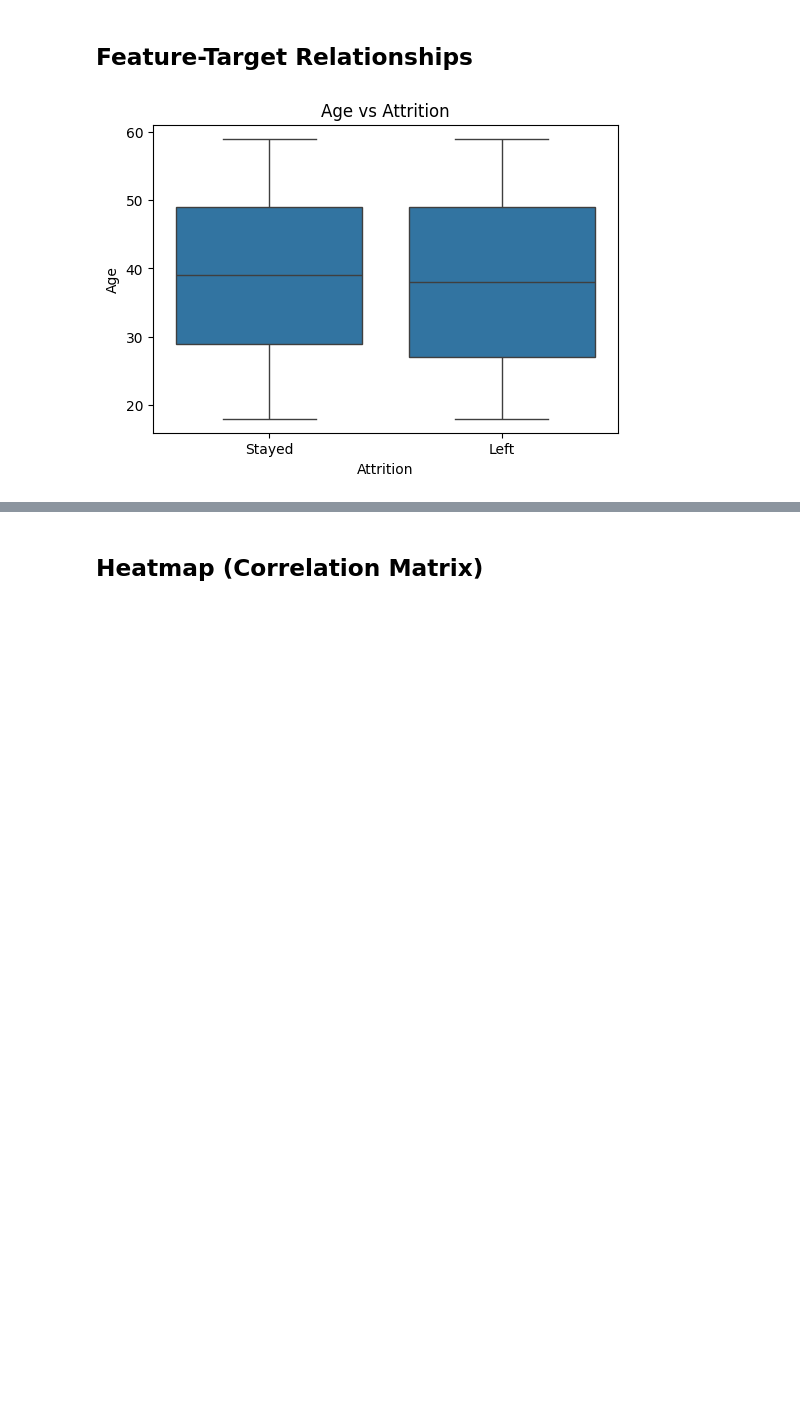
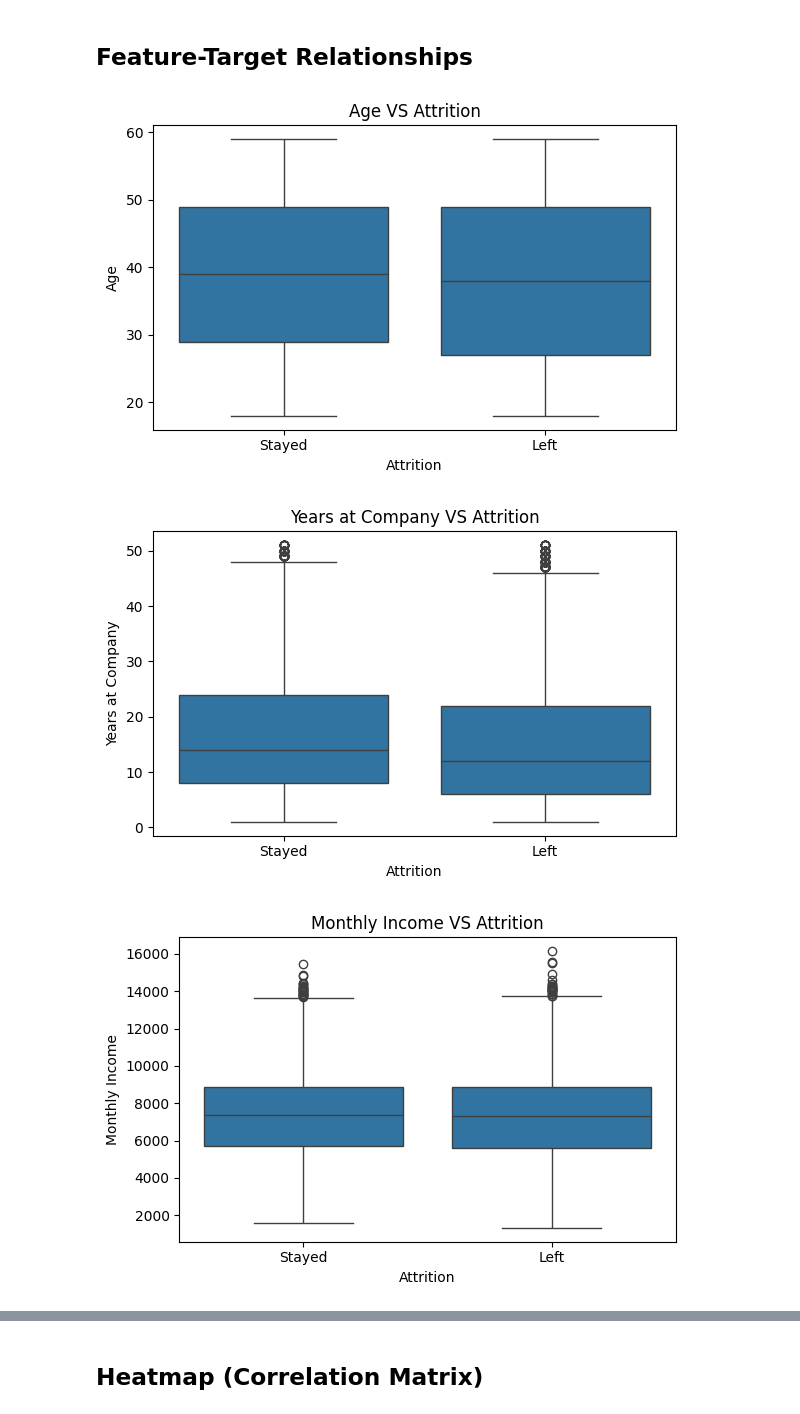
Before and after one commit to hisyamssyr/FP-Machine-Learning, a Jupyter notebook: employee_atrition_prediction.ipynb, the cells around one changed output, grey strips where cells are left out. Saved outputs shown, nothing was run; the diff lists cells and outputs as text; code cells hidden in the pictures; blank space fills up the shorter version.

```diff
--- a/employee_atrition_prediction.ipynb
+++ b/employee_atrition_prediction.ipynb
@@ -300,15 +290,19 @@ for col in categorical_cols:
 # %% [markdown]
 ## Feature-Target Relationships
 # %%
-plt.figure(figsize=(6,4))
+for col in numerical_cols:
+    plt.figure(figsize=(6, 4))
 
-sns.boxplot(
-    data=train_df,
-    x='Attrition',
-    y='Age'
-)
+    sns.boxplot(
+        data=train_df,
+        x='Attrition',
+        y=col
+    )
 
-plt.title('Age vs Attrition')
-plt.show()
+    plt.title(f'{col} VS Attrition')
+    plt.tight_layout()
+    plt.show()
 # %% [output]
-[figure, old version]
+[figure, new version]
+[figure, added]
+[figure, added]
```
Also changed, not shown: parts of 131 cells of this notebook.
